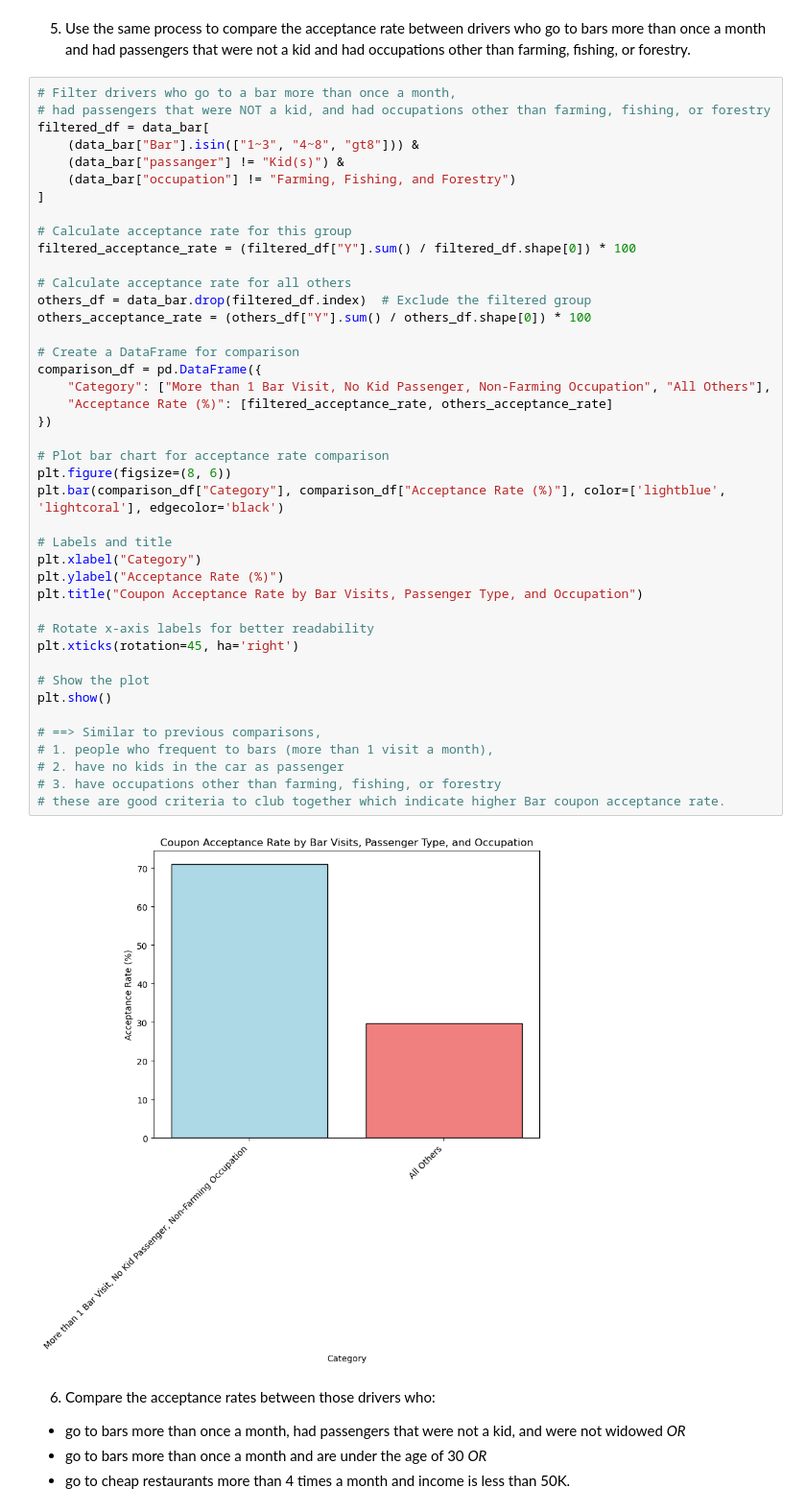
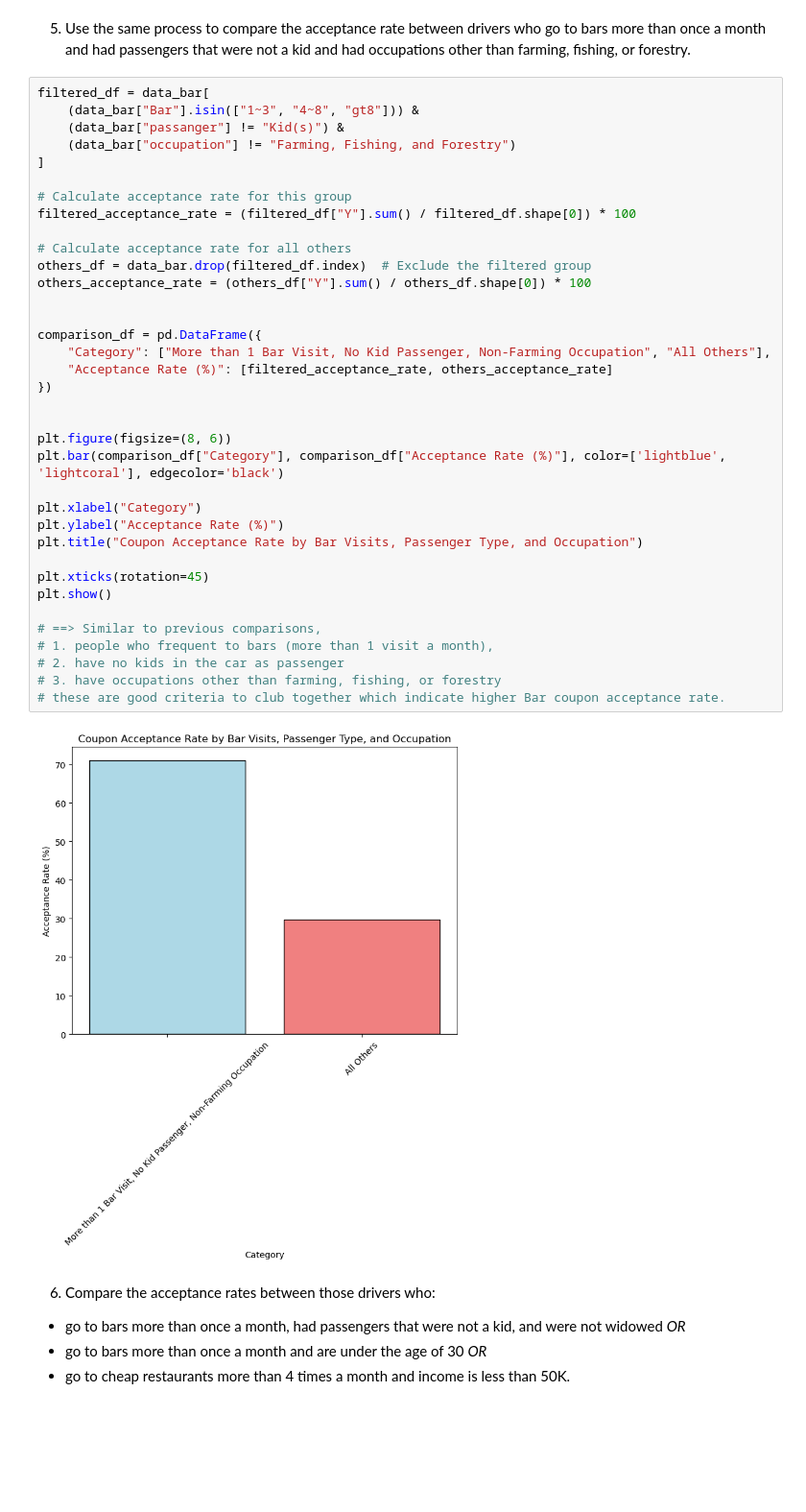
Before and after one commit to nachiketpatil/coupon_data_analysis, a Jupyter notebook: coupon_data_analysis.ipynb, the cells around one changed output. Shown at 96% size. Saved outputs shown, nothing was run; the diff lists cells and outputs as text; blank space fills up the shorter version.

```diff
--- a/coupon_data_analysis.ipynb
+++ b/coupon_data_analysis.ipynb
@@ -300,49 +296,43 @@ plt.show()
 # %% [markdown]
 5. Use the same process to compare the acceptance rate between drivers who go to bars more than once a month and had passengers that were not a kid and had occupations other than farming, fishing, or forestry.
 # %%
-# Filter drivers who go to a bar more than once a month,
-# had passengers that were NOT a kid, and had occupations other than farming, fishing, or forestry
 filtered_df = data_bar[
     (data_bar["Bar"].isin(["1~3", "4~8", "gt8"])) &
     (data_bar["passanger"] != "Kid(s)") &
     (data_bar["occupation"] != "Farming, Fishing, and Forestry")
 ]
 
 # Calculate acceptance rate for this group
 filtered_acceptance_rate = (filtered_df["Y"].sum() / filtered_df.shape[0]) * 100
 
 # Calculate acceptance rate for all others
 others_df = data_bar.drop(filtered_df.index)  # Exclude the filtered group
 others_acceptance_rate = (others_df["Y"].sum() / others_df.shape[0]) * 100
 
-# Create a DataFrame for comparison
+
 comparison_df = pd.DataFrame({
     "Category": ["More than 1 Bar Visit, No Kid Passenger, Non-Farming Occupation", "All Others"],
     "Acceptance Rate (%)": [filtered_acceptance_rate, others_acceptance_rate]
 })
 
-# Plot bar chart for acceptance rate comparison
+
 plt.figure(figsize=(8, 6))
 plt.bar(comparison_df["Category"], comparison_df["Acceptance Rate (%)"], color=['lightblue', 'lightcoral'], edgecolor='black')
 
-# Labels and title
 plt.xlabel("Category")
 plt.ylabel("Acceptance Rate (%)")
 plt.title("Coupon Acceptance Rate by Bar Visits, Passenger Type, and Occupation")
 
-# Rotate x-axis labels for better readability
-plt.xticks(rotation=45, ha='right')
-
-# Show the plot
+plt.xticks(rotation=45)
 plt.show()
 
 # ==> Similar to previous comparisons,
 # 1. people who frequent to bars (more than 1 visit a month),
 # 2. have no kids in the car as passenger
 # 3. have occupations other than farming, fishing, or forestry
 # these are good criteria to club together which indicate higher Bar coupon acceptance rate.
 # %% [output]
-[figure, old version]
+[figure, new version]
 # %% [markdown]
 6. Compare the acceptance rates between those drivers who:
 
```
Also changed, not shown: parts of 6 cells of this notebook.
